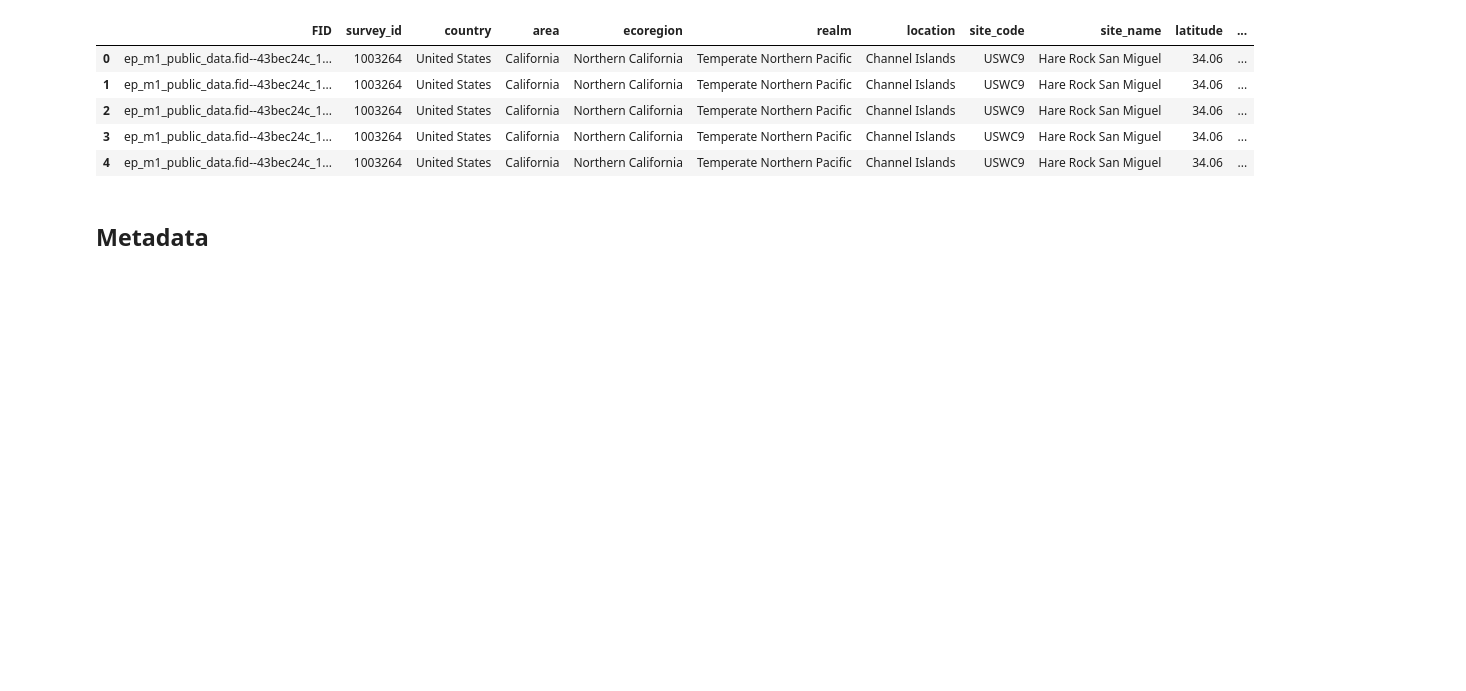
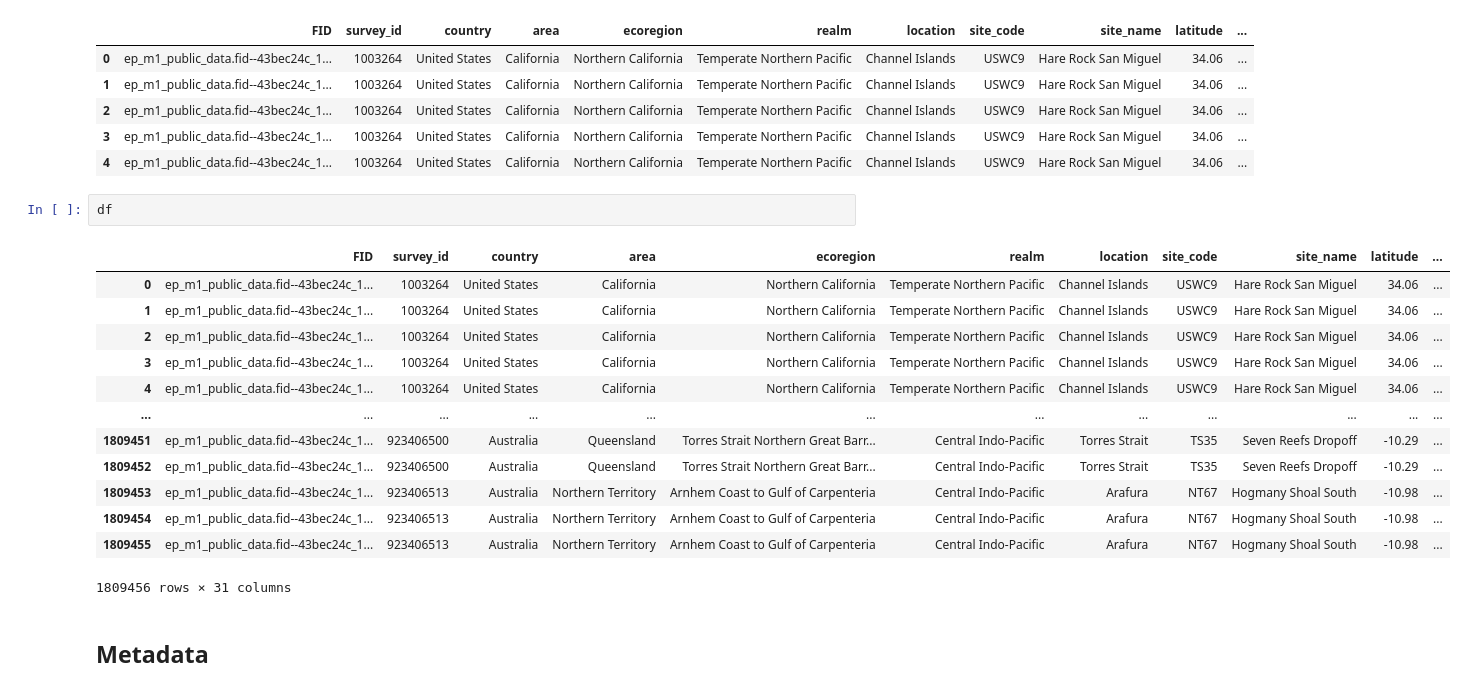
Before and after one commit to yhtan752-ai/ModelOfTheSeaCalibrationModel, a Jupyter notebook: IMOS/IMOS_EDA.ipynb, the cells around one changed output. Cells and saved outputs as stored; diff of their text form; blank space fills up the shorter version.

```diff
--- a/IMOS/IMOS_EDA.ipynb
+++ b/IMOS/IMOS_EDA.ipynb
@@ -76,6 +113,22 @@ df.head()
 | 2 | ep_m1_public_data.fid--43bec24c_1... | 1003264 | United States | California | Northern California | Temperate Northern Pacific | Channel Islands | USWC9 | Hare Rock San Miguel | 34.06 | ... |
 | 3 | ep_m1_public_data.fid--43bec24c_1... | 1003264 | United States | California | Northern California | Temperate Northern Pacific | Channel Islands | USWC9 | Hare Rock San Miguel | 34.06 | ... |
 | 4 | ep_m1_public_data.fid--43bec24c_1... | 1003264 | United States | California | Northern California | Temperate Northern Pacific | Channel Islands | USWC9 | Hare Rock San Miguel | 34.06 | ... |
+# %%
+df
+# %% [output]
+|  | FID | survey_id | country | area | ecoregion | realm | location | site_code | site_name | latitude | ... |
+| 0 | ep_m1_public_data.fid--43bec24c_1... | 1003264 | United States | California | Northern California | Temperate Northern Pacific | Channel Islands | USWC9 | Hare Rock San Miguel | 34.06 | ... |
+| 1 | ep_m1_public_data.fid--43bec24c_1... | 1003264 | United States | California | Northern California | Temperate Northern Pacific | Channel Islands | USWC9 | Hare Rock San Miguel | 34.06 | ... |
+| 2 | ep_m1_public_data.fid--43bec24c_1... | 1003264 | United States | California | Northern California | Temperate Northern Pacific | Channel Islands | USWC9 | Hare Rock San Miguel | 34.06 | ... |
+| 3 | ep_m1_public_data.fid--43bec24c_1... | 1003264 | United States | California | Northern California | Temperate Northern Pacific | Channel Islands | USWC9 | Hare Rock San Miguel | 34.06 | ... |
+| 4 | ep_m1_public_data.fid--43bec24c_1... | 1003264 | United States | California | Northern California | Temperate Northern Pacific | Channel Islands | USWC9 | Hare Rock San Miguel | 34.06 | ... |
+| ... | ... | ... | ... | ... | ... | ... | ... | ... | ... | ... | ... |
+| 1809451 | ep_m1_public_data.fid--43bec24c_1... | 923406500 | Australia | Queensland | Torres Strait Northern Great Barr... | Central Indo-Pacific | Torres Strait | TS35 | Seven Reefs Dropoff | -10.29 | ... |
+| 1809452 | ep_m1_public_data.fid--43bec24c_1... | 923406500 | Australia | Queensland | Torres Strait Northern Great Barr... | Central Indo-Pacific | Torres Strait | TS35 | Seven Reefs Dropoff | -10.29 | ... |
+| 1809453 | ep_m1_public_data.fid--43bec24c_1... | 923406513 | Australia | Northern Territory | Arnhem Coast to Gulf of Carpenteria | Central Indo-Pacific | Arafura | NT67 | Hogmany Shoal South | -10.98 | ... |
+| 1809454 | ep_m1_public_data.fid--43bec24c_1... | 923406513 | Australia | Northern Territory | Arnhem Coast to Gulf of Carpenteria | Central Indo-Pacific | Arafura | NT67 | Hogmany Shoal South | -10.98 | ... |
+| 1809455 | ep_m1_public_data.fid--43bec24c_1... | 923406513 | Australia | Northern Territory | Arnhem Coast to Gulf of Carpenteria | Central Indo-Pacific | Arafura | NT67 | Hogmany Shoal South | -10.98 | ... |
+1809456 rows × 31 columns
 # %% [markdown]
 ## Metadata
 # %%
```
Also changed, not shown: parts of 3 cells of this notebook, 3 other files.
